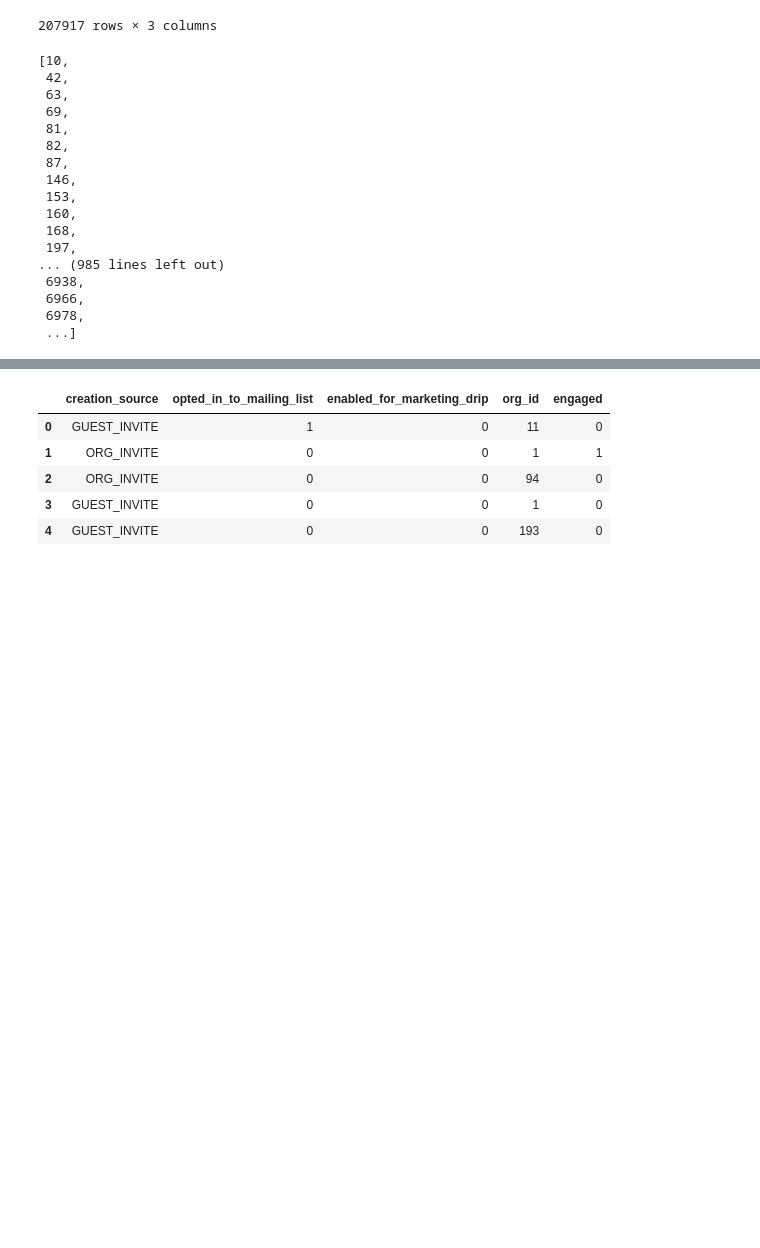
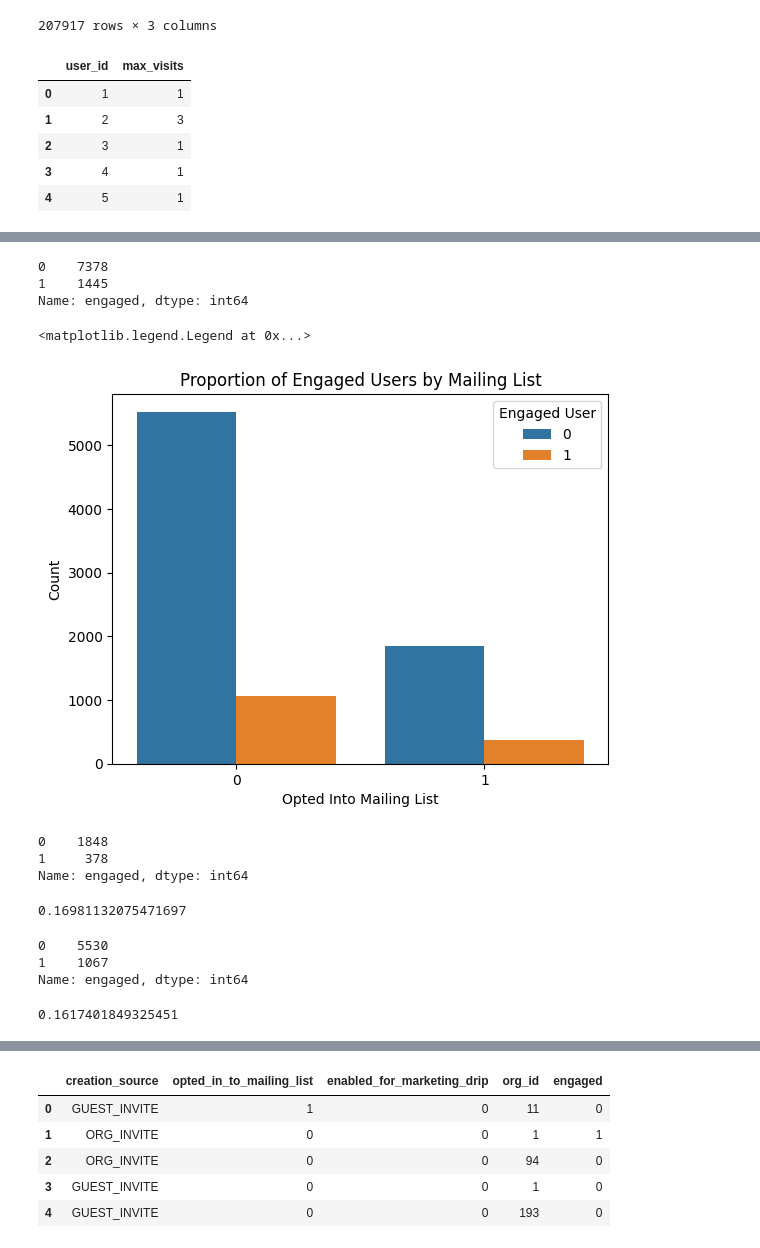
Before and after one commit to andmcllin/RelaxChallenge, a Jupyter notebook: relax.ipynb, the cells around one changed output, grey strips where cells are left out. Saved outputs shown, nothing was run; the diff lists cells and outputs as text; code cells hidden in the pictures; blank space fills up the shorter version.

```diff
--- a/relax.ipynb
+++ b/relax.ipynb
@@ -26,31 +27,19 @@ df
 | 207916 | 2014-01-26 08:57:12 | 12000 | 1 |
 207917 rows × 3 columns
 # %%
-df['week'] = df['time_stamp'].dt.week
+df['week'] = df['time_stamp'].dt.isocalendar().week
 df = df.groupby(['week','user_id'])['time_stamp'].count().reset_index(name="freq")
 
-result = df[df.freq >= 3]
+maxvisitsinweek = df.groupby(['user_id'])['freq'].max().reset_index(name='max_visits')
 
-user_ids = result.user_id.tolist()
-user_ids
+maxvisitsinweek.head()
 # %% [output]
-[10,
- 42,
- 63,
- 69,
- 81,
- 82,
- 87,
- 146,
- 153,
- 160,
- 168,
- 197,
-... (985 lines left out)
- 6938,
- 6966,
- 6978,
- ...]
+|  | user_id | max_visits |
+| 0 | 1 | 1 |
+| 1 | 2 | 3 |
+| 2 | 3 | 1 |
+| 3 | 4 | 1 |
+| 4 | 5 | 1 |
 # %%
 df = pd.read_csv('takehome_users.csv', encoding_errors='ignore')
 df.head()
@@ -71,3 +63,38 @@ df.head()
 | 2 | 3 | 2013-03-19 23:14:52 | Bottrill Mitchell | MitchellBottrill@gustr.com | ORG_INVITE | 1.363735e+09 | ... |
 | 3 | 4 | 2013-05-21 08:09:28 | Clausen Nicklas | NicklasSClausen@yahoo.com | GUEST_INVITE | 1.369210e+09 | ... |
 | 4 | 5 | 2013-01-17 10:14:20 | Raw Grace | GraceRaw@yahoo.com | GUEST_INVITE | 1.358850e+09 | ... |
+# %%
+df['engaged'].value_counts()
+# %% [output]
+0    7378
+1    1445
+Name: engaged, dtype: int64
+# %%
+sns.countplot(data=df, x='opted_in_to_mailing_list', hue='engaged')
+plt.title('Proportion of Engaged Users by Mailing List')
+plt.xlabel('Opted Into Mailing List')
+plt.ylabel('Count')
+plt.legend(title='Engaged User')
+# %% [output]
+<matplotlib.legend.Legend at 0x...>
+[figure, added]
+# %%
+df.loc[df['opted_in_to_mailing_list'] == 1]['engaged'].value_counts()
+# %% [output]
+0    1848
+1     378
+Name: engaged, dtype: int64
+# %%
+378 / (1848 + 378)
+# %% [output]
+0.16981132075471697
+# %%
+df.loc[df['opted_in_to_mailing_list'] == 0]['engaged'].value_counts()
+# %% [output]
+0    5530
+1    1067
+Name: engaged, dtype: int64
+# %%
+1067 / (5530 + 1067)
+# %% [output]
+0.1617401849325451
```
Also changed, not shown: parts of 7 cells of this notebook, 1 other file.
